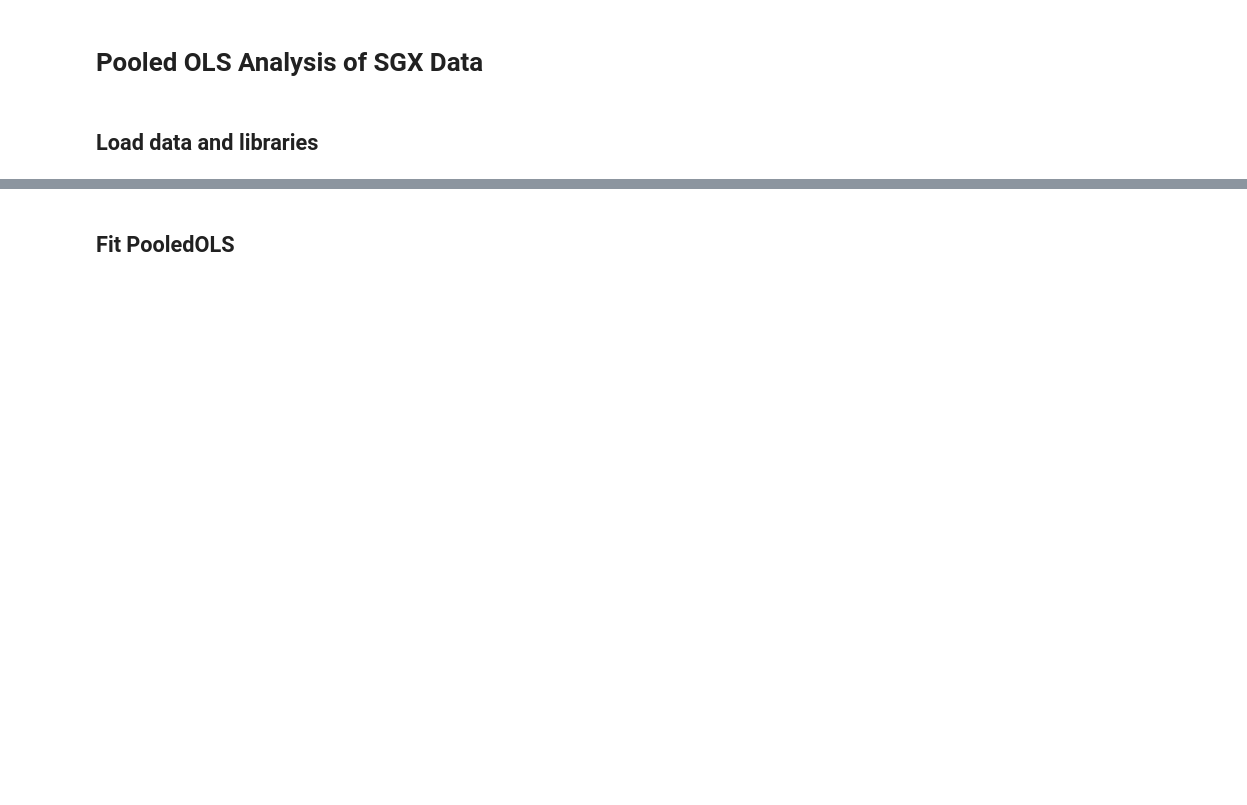
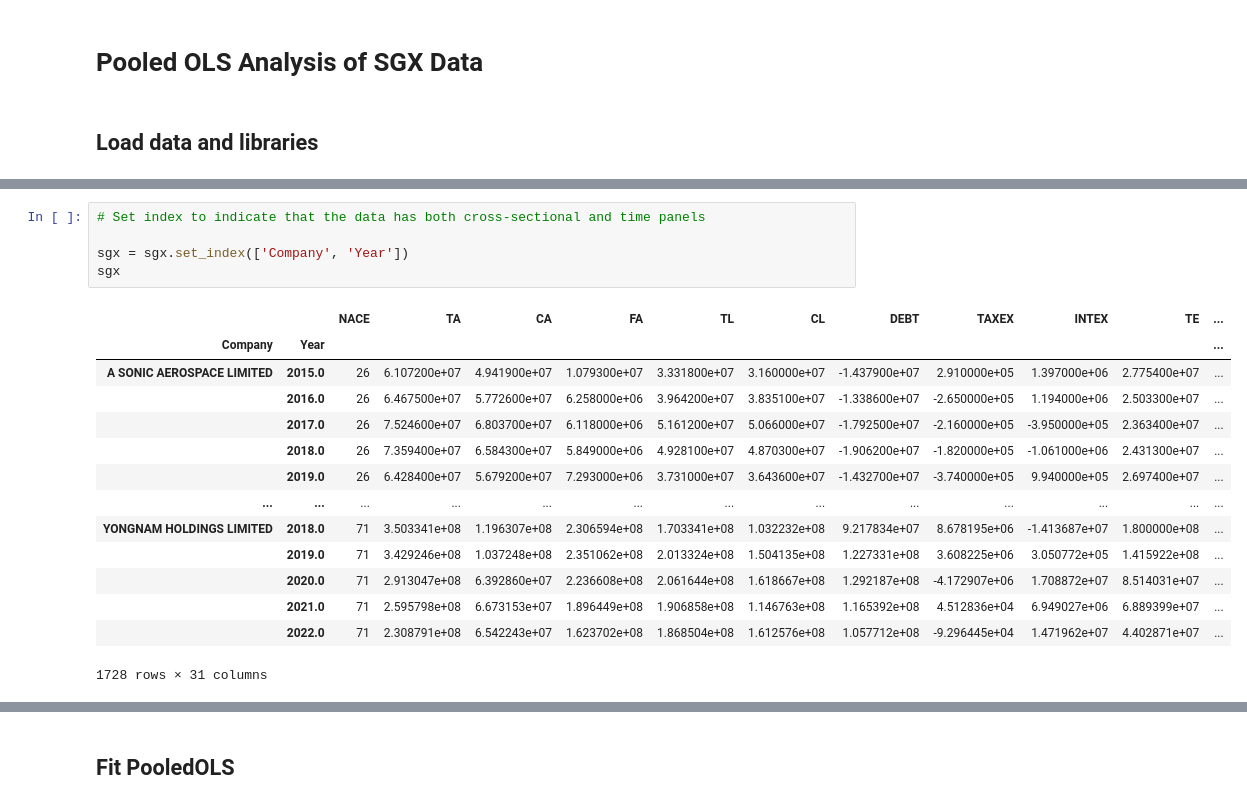
Before and after one commit to yungqiyang/sgx_panel_data_analysis, a Jupyter notebook: sgx_pooled_ols.ipynb, the cells around one changed output, grey strips where cells are left out. Cells and saved outputs as stored; diff of their text form; blank space fills up the shorter version.

```diff
--- a/sgx_pooled_ols.ipynb
+++ b/sgx_pooled_ols.ipynb
@@ -17,3 +21,23 @@ Index(['Company', 'NACE', 'Year', 'TA', 'CA', 'FA', 'TL', 'CL', 'DEBT',
        'TANG', 'RISK', 'LIQUID', 'NDTSHIELD', 'TAXRATE', 'FCFF', 'GROWPOT',
        'LEVERAGE'],
       dtype='object')
+# %%
+# Set index to indicate that the data has both cross-sectional and time panels
+
+sgx = sgx.set_index(['Company', 'Year'])
+sgx
+# %% [output]
+|  |  | NACE | TA | CA | FA | TL | CL | DEBT | TAXEX | INTEX | TE | ... |
+| Company | Year |  |  |  |  |  |  |  |  |  |  | ... |
+| A SONIC AEROSPACE LIMITED | 2015.0 | 26 | 6.107200e+07 | 4.941900e+07 | 1.079300e+07 | 3.331800e+07 | 3.160000e+07 | -1.437900e+07 | 2.910000e+05 | 1.397000e+06 | 2.775400e+07 | ... |
+|  | 2016.0 | 26 | 6.467500e+07 | 5.772600e+07 | 6.258000e+06 | 3.964200e+07 | 3.835100e+07 | -1.338600e+07 | -2.650000e+05 | 1.194000e+06 | 2.503300e+07 | ... |
+|  | 2017.0 | 26 | 7.524600e+07 | 6.803700e+07 | 6.118000e+06 | 5.161200e+07 | 5.066000e+07 | -1.792500e+07 | -2.160000e+05 | -3.950000e+05 | 2.363400e+07 | ... |
+|  | 2018.0 | 26 | 7.359400e+07 | 6.584300e+07 | 5.849000e+06 | 4.928100e+07 | 4.870300e+07 | -1.906200e+07 | -1.820000e+05 | -1.061000e+06 | 2.431300e+07 | ... |
+|  | 2019.0 | 26 | 6.428400e+07 | 5.679200e+07 | 7.293000e+06 | 3.731000e+07 | 3.643600e+07 | -1.432700e+07 | -3.740000e+05 | 9.940000e+05 | 2.697400e+07 | ... |
+| ... | ... | ... | ... | ... | ... | ... | ... | ... | ... | ... | ... | ... |
+| YONGNAM HOLDINGS LIMITED | 2018.0 | 71 | 3.503341e+08 | 1.196307e+08 | 2.306594e+08 | 1.703341e+08 | 1.032232e+08 | 9.217834e+07 | 8.678195e+06 | -1.413687e+07 | 1.800000e+08 | ... |
+|  | 2019.0 | 71 | 3.429246e+08 | 1.037248e+08 | 2.351062e+08 | 2.013324e+08 | 1.504135e+08 | 1.227331e+08 | 3.608225e+06 | 3.050772e+05 | 1.415922e+08 | ... |
+|  | 2020.0 | 71 | 2.913047e+08 | 6.392860e+07 | 2.236608e+08 | 2.061644e+08 | 1.618667e+08 | 1.292187e+08 | -4.172907e+06 | 1.708872e+07 | 8.514031e+07 | ... |
+|  | 2021.0 | 71 | 2.595798e+08 | 6.673153e+07 | 1.896449e+08 | 1.906858e+08 | 1.146763e+08 | 1.165392e+08 | 4.512836e+04 | 6.949027e+06 | 6.889399e+07 | ... |
+|  | 2022.0 | 71 | 2.308791e+08 | 6.542243e+07 | 1.623702e+08 | 1.868504e+08 | 1.612576e+08 | 1.057712e+08 | -9.296445e+04 | 1.471962e+07 | 4.402871e+07 | ... |
+1728 rows × 31 columns
```
Also changed, not shown: parts of 33 cells of this notebook.
